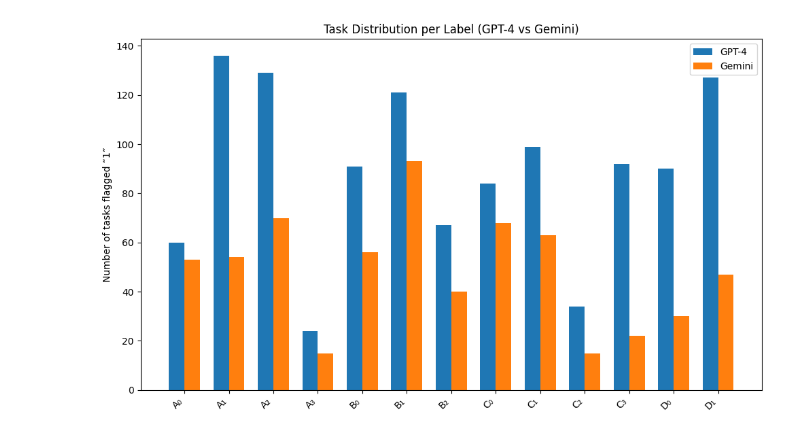
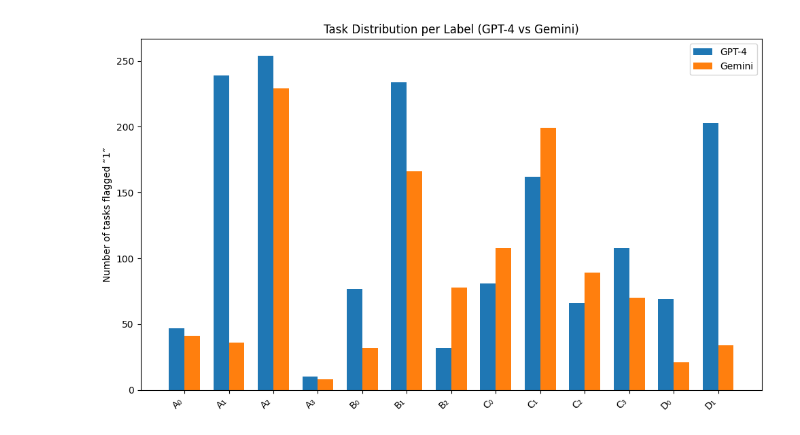
Before and after one commit to ankitaich-scale/task-taxonomy, a Jupyter notebook: visualize.ipynb, the cells around one changed output. Drawn from its saved outputs; the diff is of its cells as text; code cells hidden in the pictures.

```diff
--- a/visualize.ipynb
+++ b/visualize.ipynb
@@ -10,7 +10,7 @@ import matplotlib.pyplot as plt
 # -------------------------------------------------
 # 1 - CONFIGURATION
 # -------------------------------------------------
-DATA_FILE = Path("annotation_results.json")  # Path to your JSON file
+DATA_FILE = Path("annotation_results_new_sys_prompt.json")  # Path to your JSON file
 
 LABEL_NAMES = [
     "A₀", "A₁", "A₂", "A₃",   # first sublist (len 4)
@@ -38,6 +38,7 @@ def to_flat(x):
         nested = x
     elif isinstance(x, str):
         s = x.strip()
+        #print('Evaluating ' + s)
         # try JSON
         try:
             nested = json.loads(s)
@@ -72,34 +73,34 @@ with DATA_FILE.open() as f:
 
 gpt_counts    = np.zeros(N_LABELS, dtype=int)
 gemini_counts = np.zeros(N_LABELS, dtype=int)
 
 for rec in data.values():
     gpt_vec    = to_flat(rec.get("gpt_output", 0))
     gemini_vec = to_flat(rec.get("gemini_output", 0))
     gpt_counts    += np.array(gpt_vec,    dtype=int)
     gemini_counts += np.array(gemini_vec, dtype=int)
 
 # -------------------------------------------------
 # 4 - PLOT
 # -------------------------------------------------
 x     = np.arange(N_LABELS)
 width = 0.35
 
 fig, ax = plt.subplots(figsize=(10, 6))
 ax.bar(x - width/2, gpt_counts,    width, label="GPT-4")
 ax.bar(x + width/2, gemini_counts, width, label="Gemini")
 
 ax.set_ylabel("Number of tasks flagged “1”")
 ax.set_title("Task Distribution per Label (GPT-4 vs Gemini)")
 ax.set_xticks(x)
 ax.set_xticklabels(LABEL_NAMES, rotation=45, ha="right")
 ax.legend()
 
 plt.tight_layout()
 # plt.savefig("task_distribution.png", dpi=300)  # uncomment to save
 plt.show()
 # %% [output]
-[figure, old version]
+[figure, new version]
 # %%
 import json
 import ast
```
Also changed, not shown: parts of 4 cells of this notebook, 2 other files.
